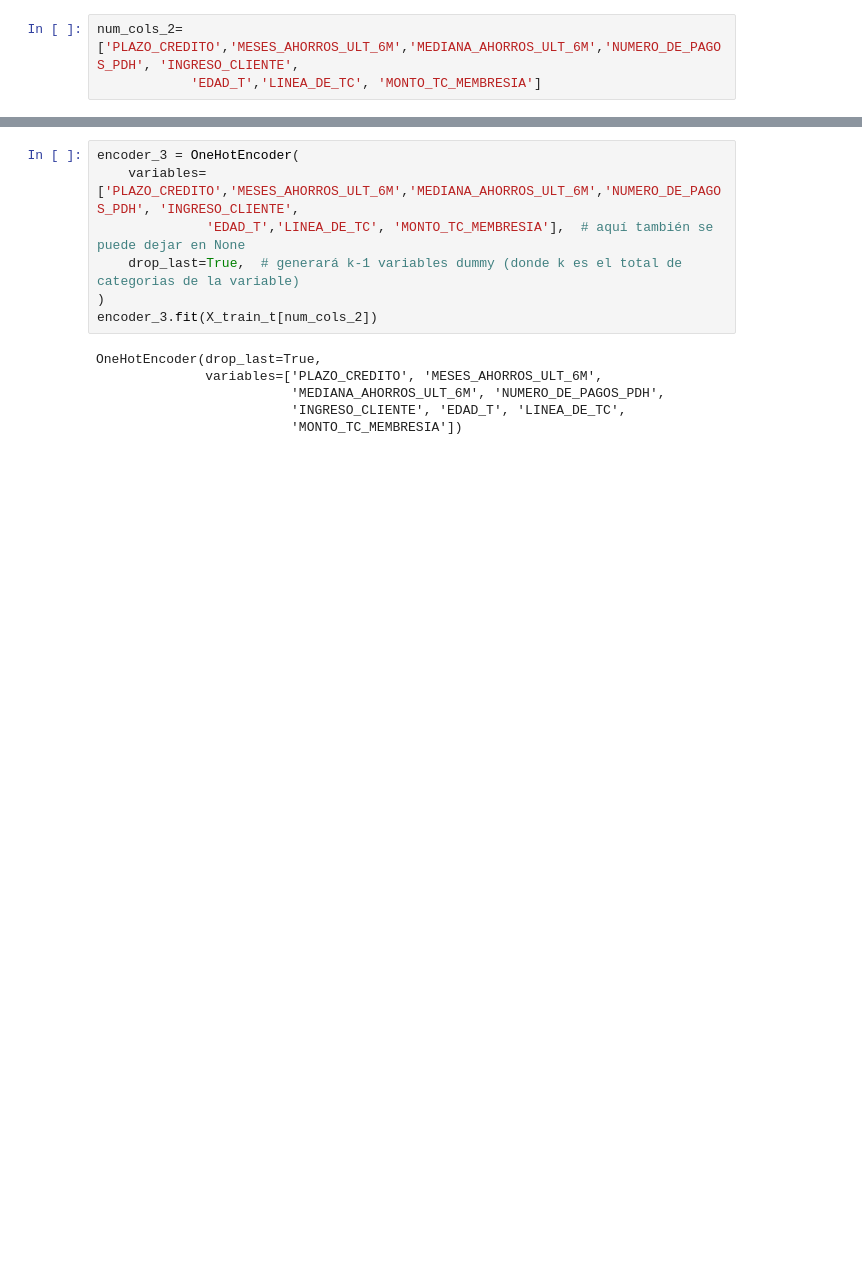
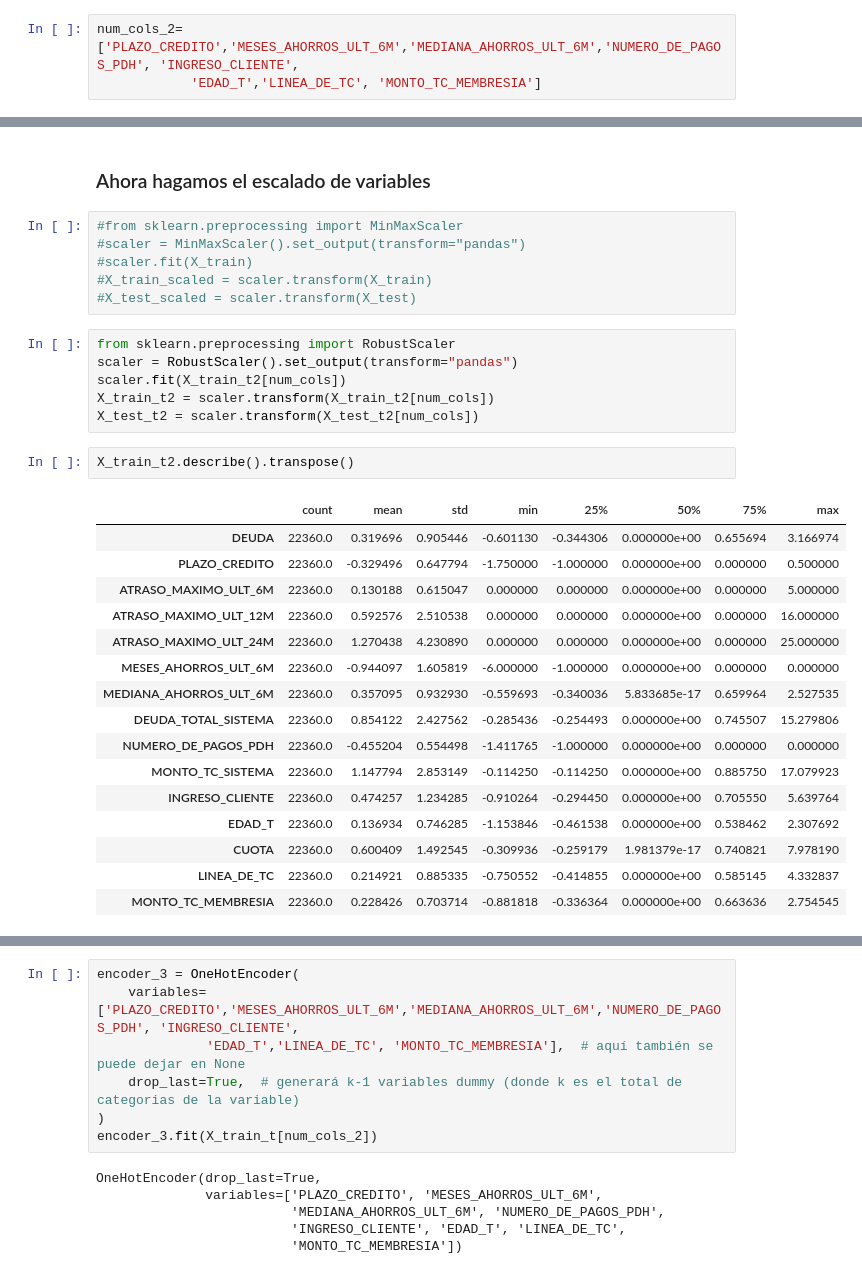
Before and after one commit to jpantojaj/CreditScoring, a Jupyter notebook: Sesión_6_17_Desarrollo_Modelo.ipynb, the cells around one changed output, grey strips where cells are left out. Saved outputs shown, nothing was run; the diff lists cells and outputs as text; blank space fills up the shorter version.

```diff
--- a/Sesión_6_17_Desarrollo_Modelo.ipynb
+++ b/Sesión_6_17_Desarrollo_Modelo.ipynb
@@ -1671,0 +1775,33 @@ num_cols_2=['PLAZO_CREDITO','MESES_AHORROS_ULT_6M','MEDIANA_AHORROS_ULT_6M','NUM
+# %% [markdown]
+### Ahora hagamos el escalado de variables
+# %%
+#from sklearn.preprocessing import MinMaxScaler
+#scaler = MinMaxScaler().set_output(transform="pandas")
+#scaler.fit(X_train)
+#X_train_scaled = scaler.transform(X_train)
+#X_test_scaled = scaler.transform(X_test)
+# %%
+from sklearn.preprocessing import RobustScaler
+scaler = RobustScaler().set_output(transform="pandas")
+scaler.fit(X_train_t2[num_cols])
+X_train_t2 = scaler.transform(X_train_t2[num_cols])
+X_test_t2 = scaler.transform(X_test_t2[num_cols])
+# %%
+X_train_t2.describe().transpose()
+# %% [output]
+|  | count | mean | std | min | 25% | 50% | 75% | max |
+| DEUDA | 22360.0 | 0.319696 | 0.905446 | -0.601130 | -0.344306 | 0.000000e+00 | 0.655694 | 3.166974 |
+| PLAZO_CREDITO | 22360.0 | -0.329496 | 0.647794 | -1.750000 | -1.000000 | 0.000000e+00 | 0.000000 | 0.500000 |
+| ATRASO_MAXIMO_ULT_6M | 22360.0 | 0.130188 | 0.615047 | 0.000000 | 0.000000 | 0.000000e+00 | 0.000000 | 5.000000 |
+| ATRASO_MAXIMO_ULT_12M | 22360.0 | 0.592576 | 2.510538 | 0.000000 | 0.000000 | 0.000000e+00 | 0.000000 | 16.000000 |
+| ATRASO_MAXIMO_ULT_24M | 22360.0 | 1.270438 | 4.230890 | 0.000000 | 0.000000 | 0.000000e+00 | 0.000000 | 25.000000 |
+| MESES_AHORROS_ULT_6M | 22360.0 | -0.944097 | 1.605819 | -6.000000 | -1.000000 | 0.000000e+00 | 0.000000 | 0.000000 |
+| MEDIANA_AHORROS_ULT_6M | 22360.0 | 0.357095 | 0.932930 | -0.559693 | -0.340036 | 5.833685e-17 | 0.659964 | 2.527535 |
+| DEUDA_TOTAL_SISTEMA | 22360.0 | 0.854122 | 2.427562 | -0.285436 | -0.254493 | 0.000000e+00 | 0.745507 | 15.279806 |
+| NUMERO_DE_PAGOS_PDH | 22360.0 | -0.455204 | 0.554498 | -1.411765 | -1.000000 | 0.000000e+00 | 0.000000 | 0.000000 |
+| MONTO_TC_SISTEMA | 22360.0 | 1.147794 | 2.853149 | -0.114250 | -0.114250 | 0.000000e+00 | 0.885750 | 17.079923 |
+| INGRESO_CLIENTE | 22360.0 | 0.474257 | 1.234285 | -0.910264 | -0.294450 | 0.000000e+00 | 0.705550 | 5.639764 |
+| EDAD_T | 22360.0 | 0.136934 | 0.746285 | -1.153846 | -0.461538 | 0.000000e+00 | 0.538462 | 2.307692 |
+| CUOTA | 22360.0 | 0.600409 | 1.492545 | -0.309936 | -0.259179 | 1.981379e-17 | 0.740821 | 7.978190 |
+| LINEA_DE_TC | 22360.0 | 0.214921 | 0.885335 | -0.750552 | -0.414855 | 0.000000e+00 | 0.585145 | 4.332837 |
+| MONTO_TC_MEMBRESIA | 22360.0 | 0.228426 | 0.703714 | -0.881818 | -0.336364 | 0.000000e+00 | 0.663636 | 2.754545 |
```
Also changed, not shown: parts of 18 cells of this notebook.
